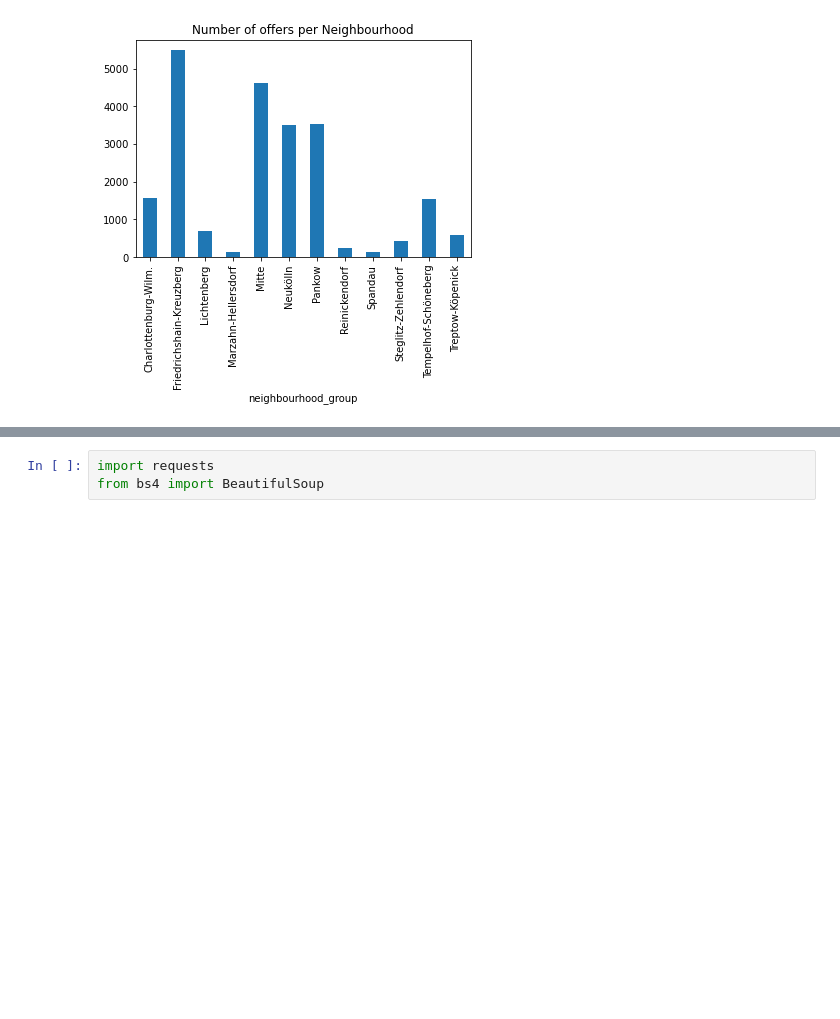
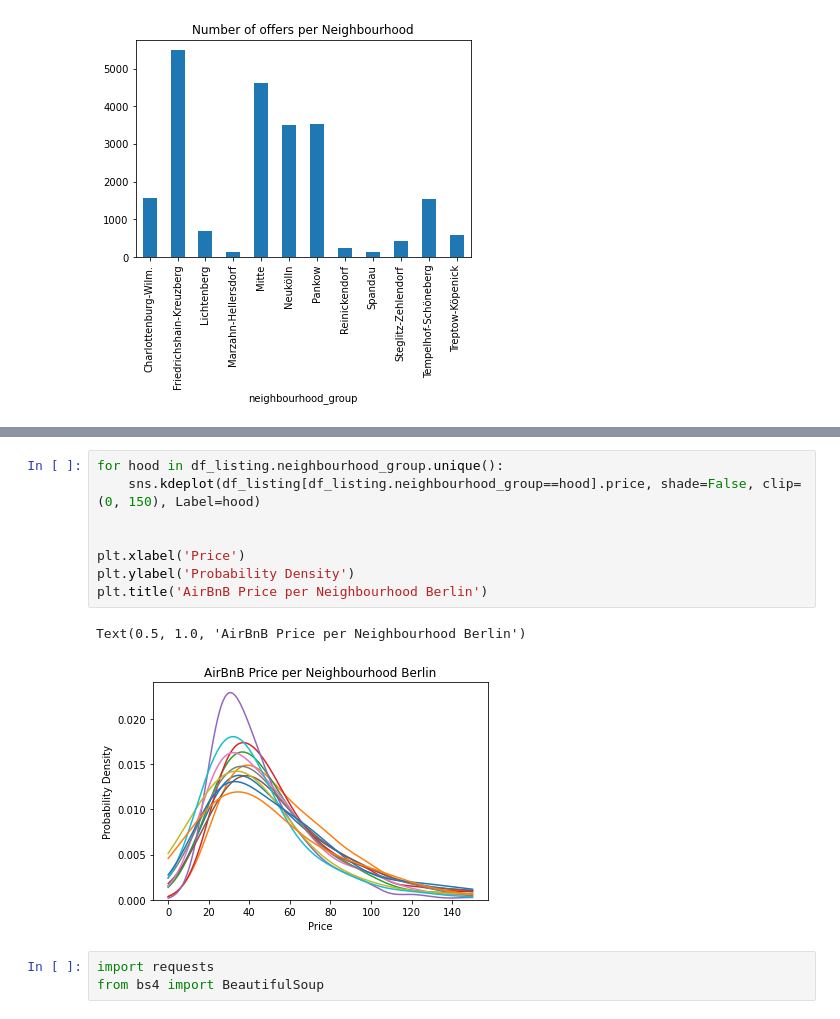
Before and after one commit to mikepuzzo/Airbnb_Data_Analysis, a Jupyter notebook: Airbnb_Data_Analysis.ipynb, the cells around one changed output, grey strips where cells are left out. Saved outputs shown, nothing was run; the diff lists cells and outputs as text; blank space fills up the shorter version.

```diff
--- a/Airbnb_Data_Analysis.ipynb
+++ b/Airbnb_Data_Analysis.ipynb
@@ -77,3 +83,14 @@ df_listing.groupby(by="neighbourhood_group").id.count().plot(kind="bar", title="
+# %%
+for hood in df_listing.neighbourhood_group.unique():
+    sns.kdeplot(df_listing[df_listing.neighbourhood_group==hood].price, shade=False, clip=(0, 150), Label=hood)
+
+
+plt.xlabel('Price')
+plt.ylabel('Probability Density')
+plt.title('AirBnB Price per Neighbourhood Berlin')
+# %% [output]
+Text(0.5, 1.0, 'AirBnB Price per Neighbourhood Berlin')
+[figure, added]
 # %%
 import requests
 from bs4 import BeautifulSoup
```
Also changed, not shown: parts of 1 cell of this notebook.
